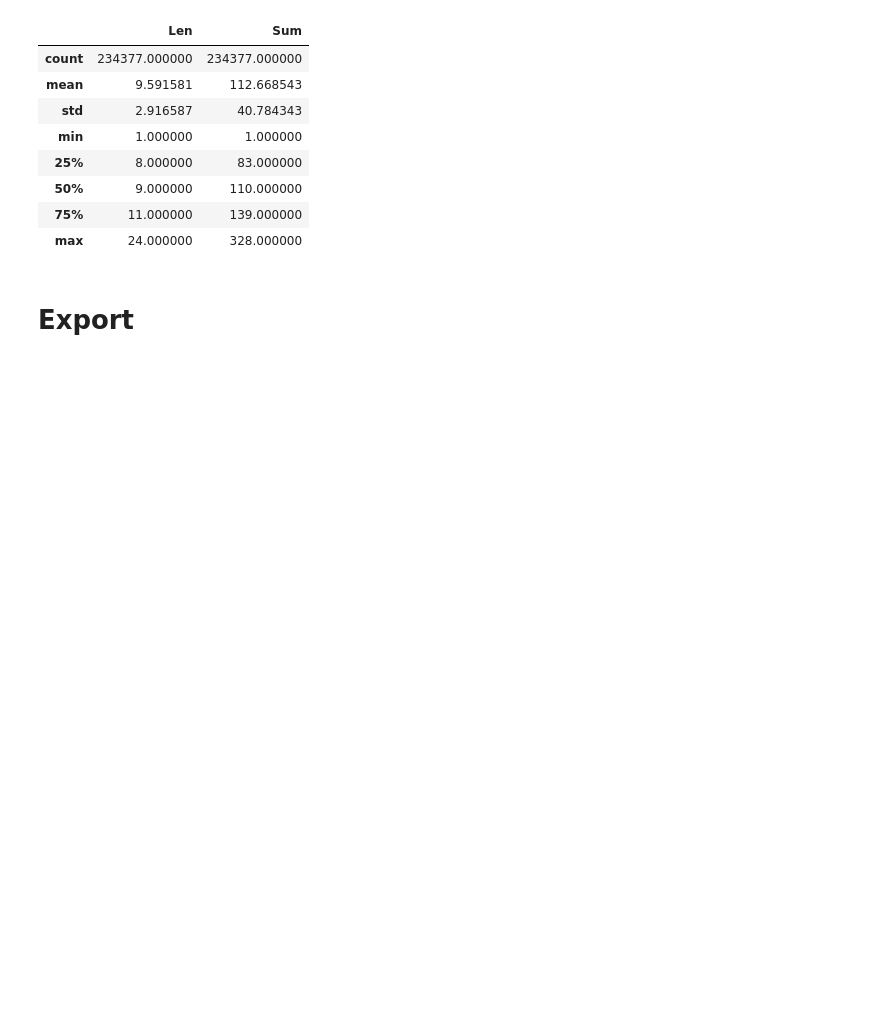
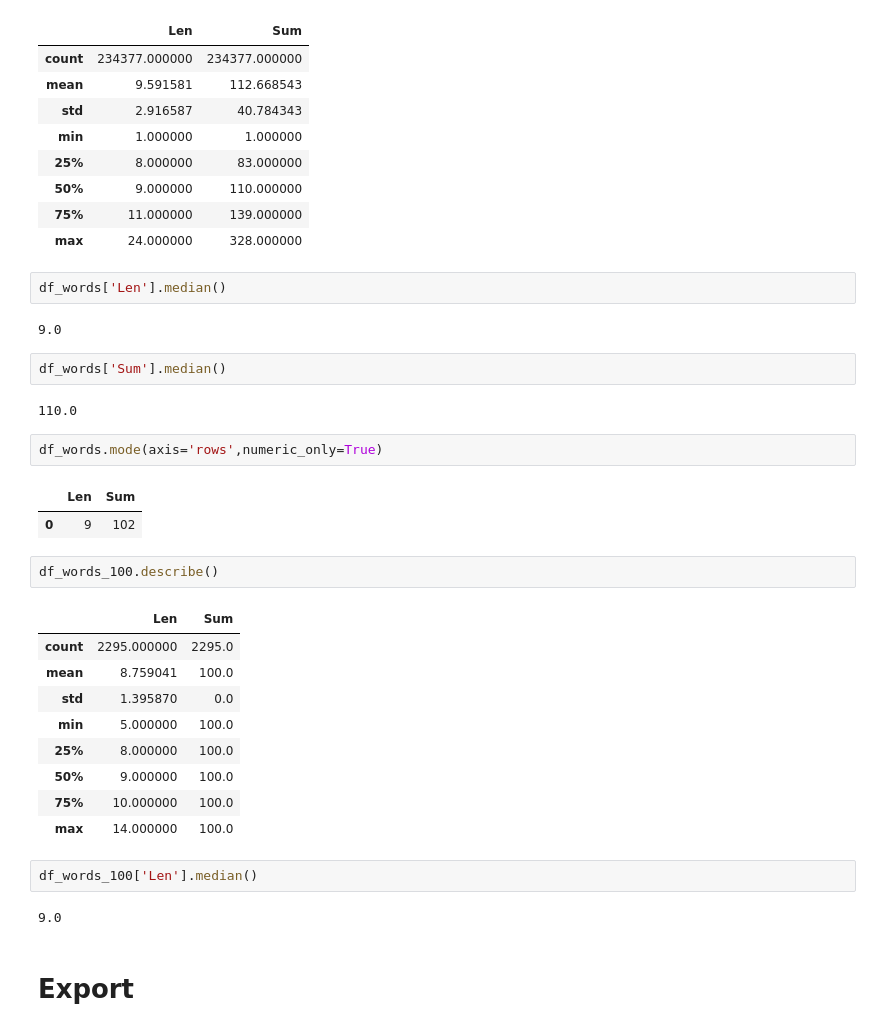
Before and after one commit to JIVJGFJZKF/get_words_100, a Jupyter notebook: get_words_100.ipynb, the cells around one changed output. Cells and saved outputs as stored; diff of their text form; blank space fills up the shorter version.

```diff
--- a/get_words_100.ipynb
+++ b/get_words_100.ipynb
@@ -193,6 +193,35 @@ df_words.describe()
 | 50% | 9.000000 | 110.000000 |
 | 75% | 11.000000 | 139.000000 |
 | max | 24.000000 | 328.000000 |
+# %%
+df_words['Len'].median()
+# %% [output]
+9.0
+# %%
+df_words['Sum'].median()
+# %% [output]
+110.0
+# %%
+df_words.mode(axis='rows',numeric_only=True)
+# %% [output]
+|  | Len | Sum |
+| 0 | 9 | 102 |
+# %%
+df_words_100.describe()
+# %% [output]
+|  | Len | Sum |
+| count | 2295.000000 | 2295.0 |
+| mean | 8.759041 | 100.0 |
+| std | 1.395870 | 0.0 |
+| min | 5.000000 | 100.0 |
+| 25% | 8.000000 | 100.0 |
+| 50% | 9.000000 | 100.0 |
+| 75% | 10.000000 | 100.0 |
+| max | 14.000000 | 100.0 |
+# %%
+df_words_100['Len'].median()
+# %% [output]
+9.0
 # %% [markdown]
 # Export
 # %%
```
Also changed, not shown: parts of 3 cells of this notebook.
